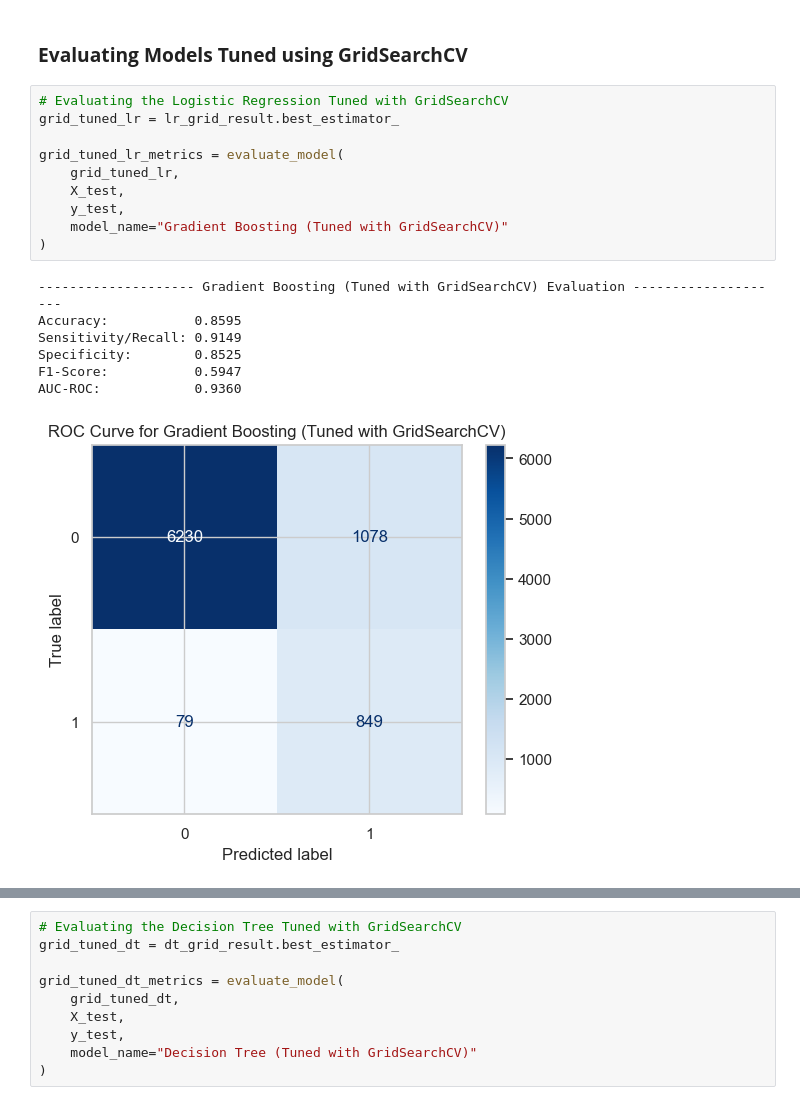
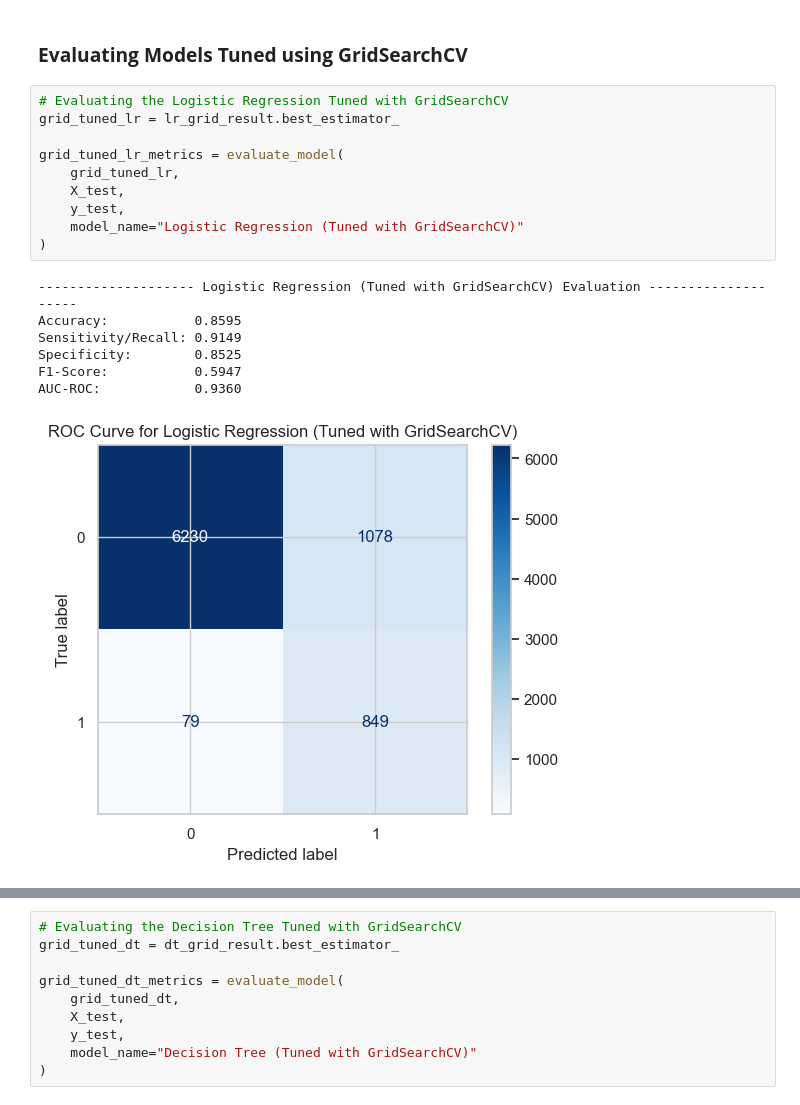
Before and after one commit to kaijun05/bank-telemarket-optimizer, a Jupyter notebook: main.ipynb, the cells around one changed output, grey strips where cells are left out. Drawn from its saved outputs; the diff is of its cells as text.

```diff
--- a/main.ipynb
+++ b/main.ipynb
@@ -1536,21 +1534,21 @@ display(random_tuned_model_comparison)
 # %%
 # Evaluating the Logistic Regression Tuned with GridSearchCV
 grid_tuned_lr = lr_grid_result.best_estimator_
 
 grid_tuned_lr_metrics = evaluate_model(
     grid_tuned_lr,
     X_test,
     y_test,
-    model_name="Gradient Boosting (Tuned with GridSearchCV)"
+    model_name="Logistic Regression (Tuned with GridSearchCV)"
 )
 # %% [output]
--------------------- Gradient Boosting (Tuned with GridSearchCV) Evaluation --------------------
+-------------------- Logistic Regression (Tuned with GridSearchCV) Evaluation --------------------
 Accuracy:           0.8595
 Sensitivity/Recall: 0.9149
 Specificity:        0.8525
 F1-Score:           0.5947
 AUC-ROC:            0.9360
-[figure, old version]
+[figure, new version]
 [figure]
 # %%
 # Evaluating the Decision Tree Tuned with GridSearchCV
```
Also changed, not shown: parts of 11 cells of this notebook.
